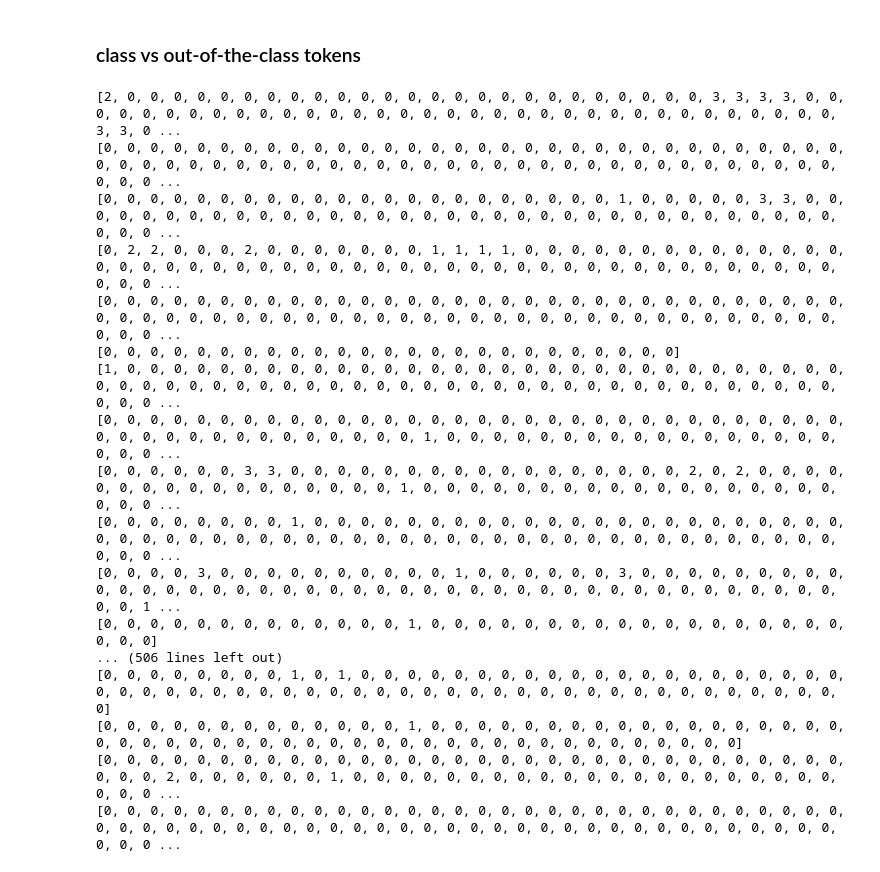
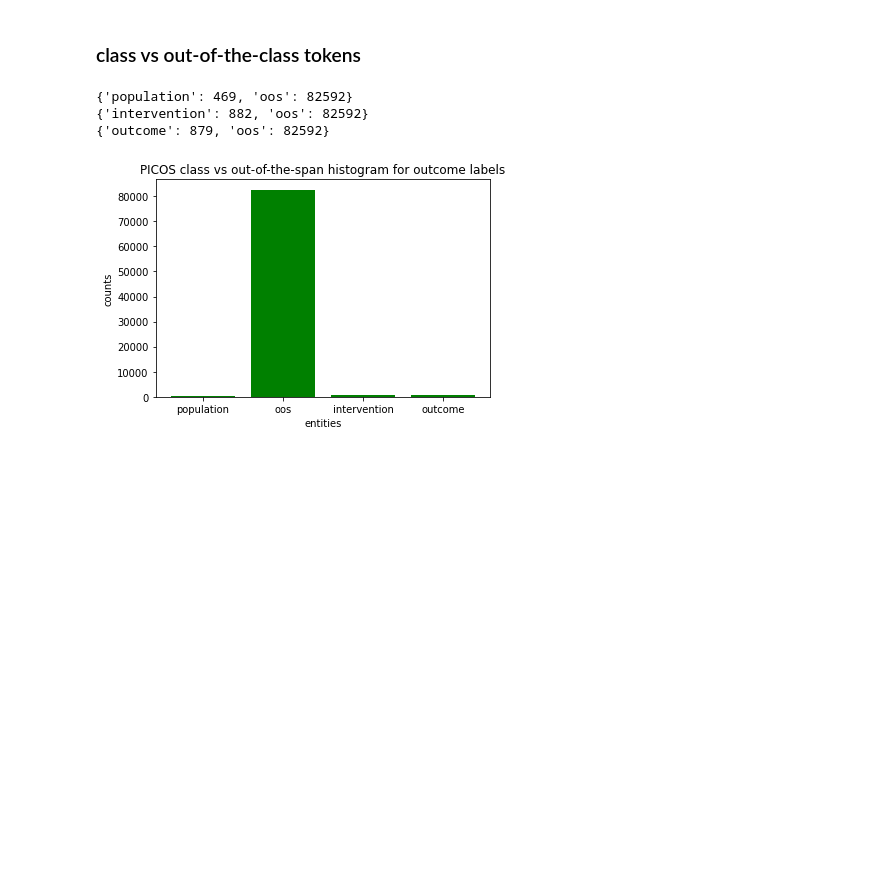
Before and after one commit to anjani-dhrangadhariya/pico-semeval2023, a Jupyter notebook: phase2/Data_Exploration.ipynb, the cells around one changed output. Drawn from its saved outputs; the diff is of its cells as text; code cells hidden in the pictures; blank space fills up the shorter version.

```diff
--- a/phase2/Data_Exploration.ipynb
+++ b/phase2/Data_Exploration.ipynb
@@ -57,20 +61,13 @@ def class_ratio(labels, entity):
-# %%
-class_ratio(df.labels, 'population')
-# %% [output]
-[2, 0, 0, 0, 0, 0, 0, 0, 0, 0, 0, 0, 0, 0, 0, 0, 0, 0, 0, 0, 0, 0, 0, 0, 0, 0, 3, 3, 3, 3, 0, 0, 0, 0, 0, 0, 0, 0, 0, 0, 0, 0, 0, 0, 0, 0, 0, 0, 0, 0, 0, 0, 0, 0, 0, 0, 0, 0, 0, 0, 0, 0, 0, 0, 3, 3, 0 ...
-[0, 0, 0, 0, 0, 0, 0, 0, 0, 0, 0, 0, 0, 0, 0, 0, 0, 0, 0, 0, 0, 0, 0, 0, 0, 0, 0, 0, 0, 0, 0, 0, 0, 0, 0, 0, 0, 0, 0, 0, 0, 0, 0, 0, 0, 0, 0, 0, 0, 0, 0, 0, 0, 0, 0, 0, 0, 0, 0, 0, 0, 0, 0, 0, 0, 0, 0 ...
-[0, 0, 0, 0, 0, 0, 0, 0, 0, 0, 0, 0, 0, 0, 0, 0, 0, 0, 0, 0, 0, 0, 1, 0, 0, 0, 0, 0, 3, 3, 0, 0, 0, 0, 0, 0, 0, 0, 0, 0, 0, 0, 0, 0, 0, 0, 0, 0, 0, 0, 0, 0, 0, 0, 0, 0, 0, 0, 0, 0, 0, 0, 0, 0, 0, 0, 0 ...
-[0, 2, 2, 0, 0, 0, 2, 0, 0, 0, 0, 0, 0, 0, 1, 1, 1, 1, 0, 0, 0, 0, 0, 0, 0, 0, 0, 0, 0, 0, 0, 0, 0, 0, 0, 0, 0, 0, 0, 0, 0, 0, 0, 0, 0, 0, 0, 0, 0, 0, 0, 0, 0, 0, 0, 0, 0, 0, 0, 0, 0, 0, 0, 0, 0, 0, 0 ...
-[0, 0, 0, 0, 0, 0, 0, 0, 0, 0, 0, 0, 0, 0, 0, 0, 0, 0, 0, 0, 0, 0, 0, 0, 0, 0, 0, 0, 0, 0, 0, 0, 0, 0, 0, 0, 0, 0, 0, 0, 0, 0, 0, 0, 0, 0, 0, 0, 0, 0, 0, 0, 0, 0, 0, 0, 0, 0, 0, 0, 0, 0, 0, 0, 0, 0, 0 ...
-[0, 0, 0, 0, 0, 0, 0, 0, 0, 0, 0, 0, 0, 0, 0, 0, 0, 0, 0, 0, 0, 0, 0, 0, 0]
-[1, 0, 0, 0, 0, 0, 0, 0, 0, 0, 0, 0, 0, 0, 0, 0, 0, 0, 0, 0, 0, 0, 0, 0, 0, 0, 0, 0, 0, 0, 0, 0, 0, 0, 0, 0, 0, 0, 0, 0, 0, 0, 0, 0, 0, 0, 0, 0, 0, 0, 0, 0, 0, 0, 0, 0, 0, 0, 0, 0, 0, 0, 0, 0, 0, 0, 0 ...
-[0, 0, 0, 0, 0, 0, 0, 0, 0, 0, 0, 0, 0, 0, 0, 0, 0, 0, 0, 0, 0, 0, 0, 0, 0, 0, 0, 0, 0, 0, 0, 0, 0, 0, 0, 0, 0, 0, 0, 0, 0, 0, 0, 0, 0, 0, 1, 0, 0, 0, 0, 0, 0, 0, 0, 0, 0, 0, 0, 0, 0, 0, 0, 0, 0, 0, 0 ...
-[0, 0, 0, 0, 0, 0, 3, 3, 0, 0, 0, 0, 0, 0, 0, 0, 0, 0, 0, 0, 0, 0, 0, 0, 0, 2, 0, 2, 0, 0, 0, 0, 0, 0, 0, 0, 0, 0, 0, 0, 0, 0, 0, 0, 0, 1, 0, 0, 0, 0, 0, 0, 0, 0, 0, 0, 0, 0, 0, 0, 0, 0, 0, 0, 0, 0, 0 ...
-[0, 0, 0, 0, 0, 0, 0, 0, 1, 0, 0, 0, 0, 0, 0, 0, 0, 0, 0, 0, 0, 0, 0, 0, 0, 0, 0, 0, 0, 0, 0, 0, 0, 0, 0, 0, 0, 0, 0, 0, 0, 0, 0, 0, 0, 0, 0, 0, 0, 0, 0, 0, 0, 0, 0, 0, 0, 0, 0, 0, 0, 0, 0, 0, 0, 0, 0 ...
-[0, 0, 0, 0, 3, 0, 0, 0, 0, 0, 0, 0, 0, 0, 0, 1, 0, 0, 0, 0, 0, 0, 3, 0, 0, 0, 0, 0, 0, 0, 0, 0, 0, 0, 0, 0, 0, 0, 0, 0, 0, 0, 0, 0, 0, 0, 0, 0, 0, 0, 0, 0, 0, 0, 0, 0, 0, 0, 0, 0, 0, 0, 0, 0, 0, 0, 1 ...
-[0, 0, 0, 0, 0, 0, 0, 0, 0, 0, 0, 0, 0, 1, 0, 0, 0, 0, 0, 0, 0, 0, 0, 0, 0, 0, 0, 0, 0, 0, 0, 0, 0, 0, 0]
-... (506 lines left out)
-[0, 0, 0, 0, 0, 0, 0, 0, 1, 0, 1, 0, 0, 0, 0, 0, 0, 0, 0, 0, 0, 0, 0, 0, 0, 0, 0, 0, 0, 0, 0, 0, 0, 0, 0, 0, 0, 0, 0, 0, 0, 0, 0, 0, 0, 0, 0, 0, 0, 0, 0, 0, 0, 0, 0, 0, 0, 0, 0, 0, 0, 0, 0, 0, 0]
-[0, 0, 0, 0, 0, 0, 0, 0, 0, 0, 0, 0, 0, 1, 0, 0, 0, 0, 0, 0, 0, 0, 0, 0, 0, 0, 0, 0, 0, 0, 0, 0, 0, 0, 0, 0, 0, 0, 0, 0, 0, 0, 0, 0, 0, 0, 0, 0, 0, 0, 0, 0, 0, 0, 0, 0, 0, 0, 0, 0]
-[0, 0, 0, 0, 0, 0, 0, 0, 0, 0, 0, 0, 0, 0, 0, 0, 0, 0, 0, 0, 0, 0, 0, 0, 0, 0, 0, 0, 0, 0, 0, 0, 0, 0, 0, 2, 0, 0, 0, 0, 0, 0, 1, 0, 0, 0, 0, 0, 0, 0, 0, 0, 0, 0, 0, 0, 0, 0, 0, 0, 0, 0, 0, 0, 0, 0, 0 ...
-[0, 0, 0, 0, 0, 0, 0, 0, 0, 0, 0, 0, 0, 0, 0, 0, 0, 0, 0, 0, 0, 0, 0, 0, 0, 0, 0, 0, 0, 0, 0, 0, 0, 0, 0, 0, 0, 0, 0, 0, 0, 0, 0, 0, 0, 0, 0, 0, 0, 0, 0, 0, 0, 0, 0, 0, 0, 0, 0, 0, 0, 0, 0, 0, 0, 0, 0 ...
+# %%
+for x in [ 'population', 'intervention', 'outcome' ]:
+    count_summary = class_ratio(df.labels, x)
+    print( count_summary )
+    plot.bar(list(count_summary.keys()), count_summary.values(), color='g')
+    plot.title(f'PICOS class vs out-of-the-span histogram for {x} labels')
+    plot.xlabel('entities')
+    plot.ylabel('counts')
+# %% [output]
+{'population': 469, 'oos': 82592}
+{'intervention': 882, 'oos': 82592}
+{'outcome': 879, 'oos': 82592}
+[figure, added]
```
Also changed, not shown: parts of 14 cells of this notebook.
